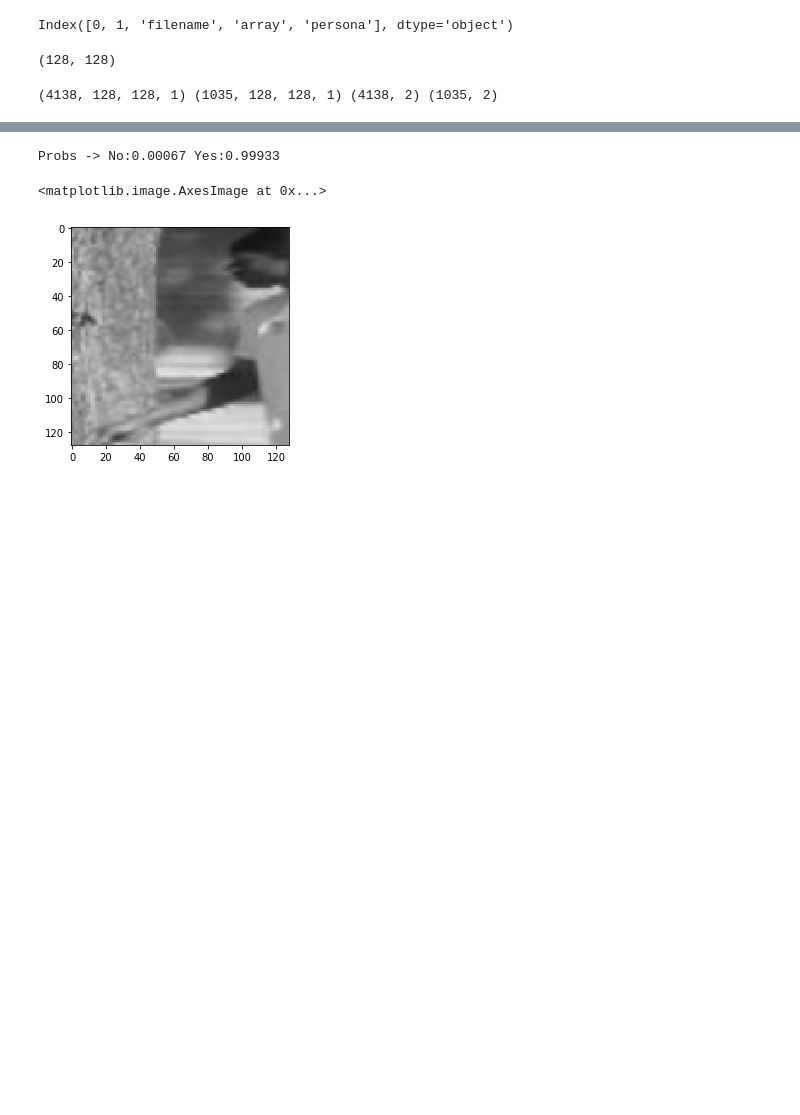
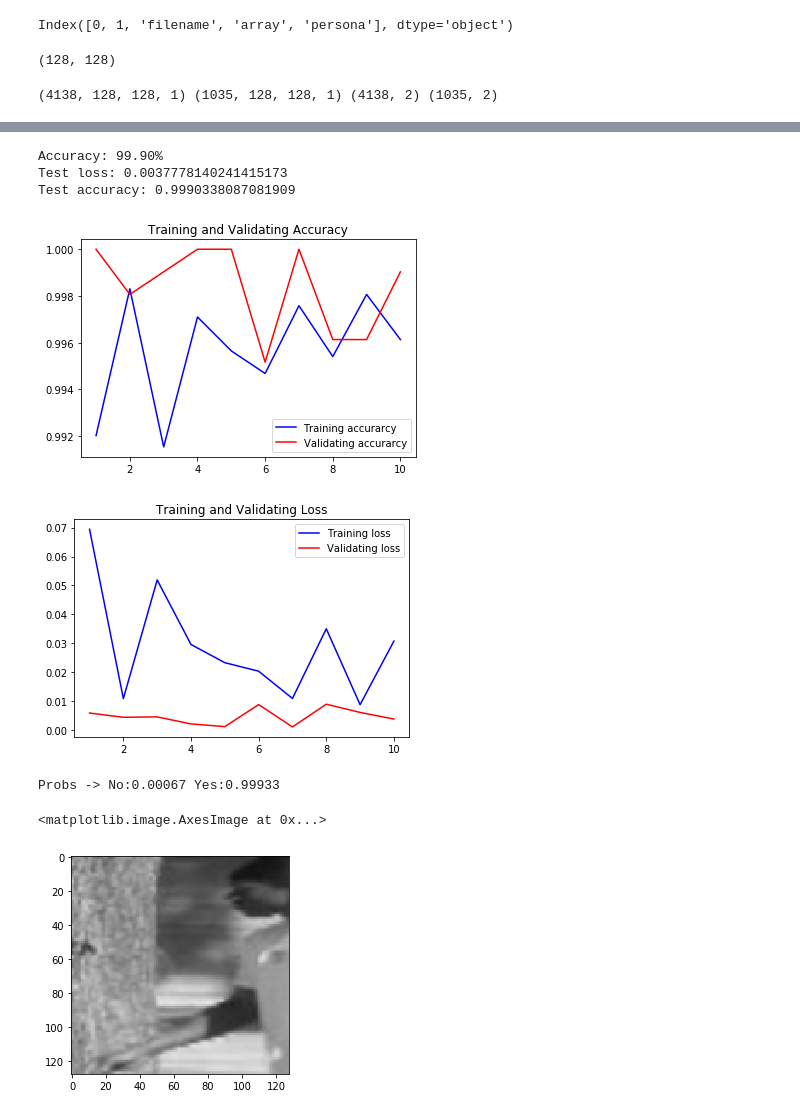
Before and after one commit to isagc/PEOPLE-DETECTING-COUNTING, a Jupyter notebook: entrenamiento.ipynb, the cells around one changed output, grey strips where cells are left out. Drawn from its saved outputs; the diff is of its cells as text; code cells hidden in the pictures; blank space fills up the shorter version.

```diff
--- a/entrenamiento.ipynb
+++ b/entrenamiento.ipynb
@@ -116,3 +118,33 @@ Epoch 10/10
+# %%
+scores = model.evaluate(X_test, y_test, verbose=0)
+print("Accuracy: %.2f%%" % (scores[1]*100))
+print('Test loss:', scores[0])
+print('Test accuracy:', scores[1])
+# %% [output]
+Accuracy: 99.90%
+Test loss: 0.0037778140241415173
+Test accuracy: 0.9990338087081909
+# %%
+acc = history.history['accuracy']
+val_acc = history.history['val_accuracy']
+loss = history.history['loss']
+val_loss = history.history['val_loss']
+epochs = range(1, len(acc) + 1)
+#Train and validation accuracy
+plt.plot(epochs, acc, 'b', label='Training accurarcy')
+plt.plot(epochs, val_acc, 'r', label='Validating accurarcy')
+plt.title('Training and Validating Accuracy')
+plt.legend()
+plt.figure()
+#Train and validation loss
+plt.plot(epochs, loss, 'b', label='Training loss')
+plt.plot(epochs, val_loss, 'r', label='Validating loss')
+plt.title('Training and Validating Loss')
+plt.legend()
+plt.show()
+# %% [output]
+[figure, added]
+[figure, added]
 # %%
 import time
 moment=time.localtime()
```
Also changed, not shown: parts of 11 cells of this notebook, 4 other files.
